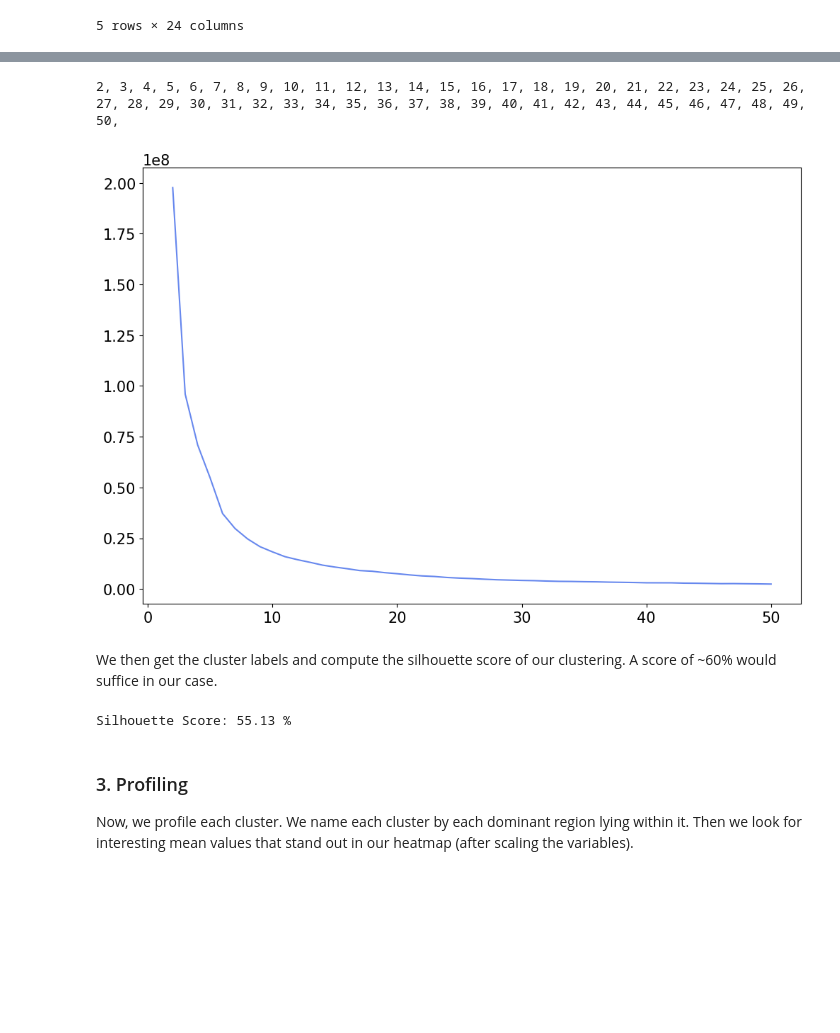
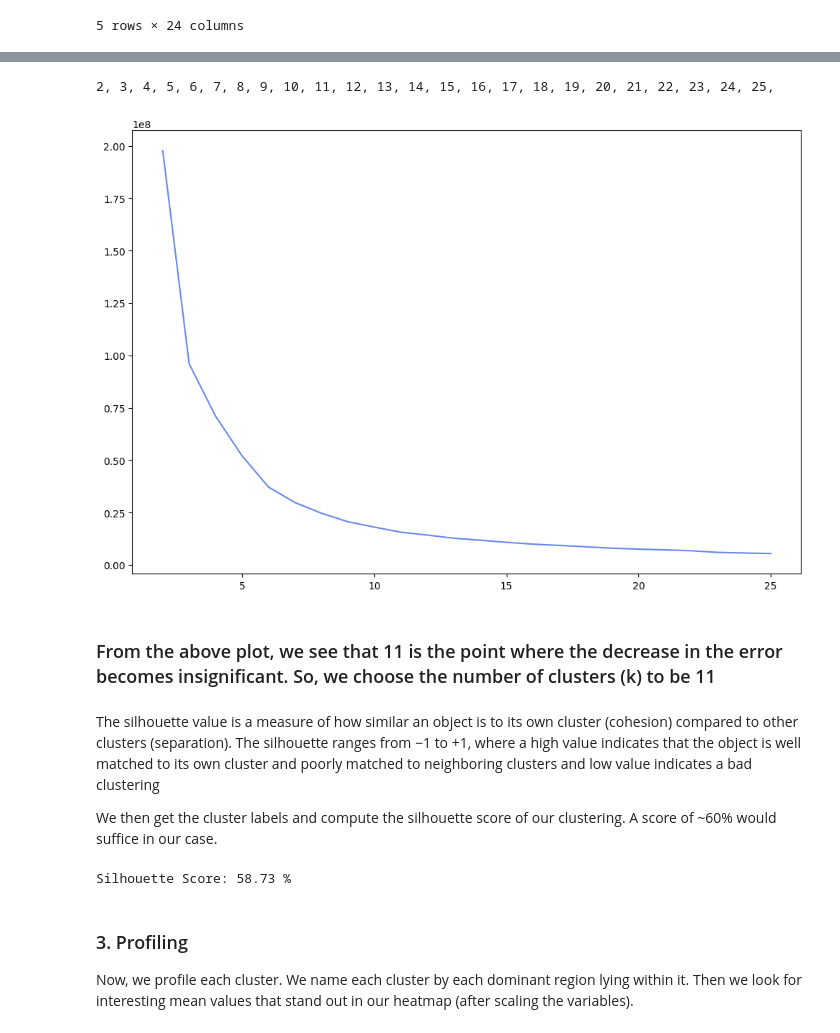
Before and after one commit to SujithBonthala/Global-Terrorism-Analysis, a Jupyter notebook: Global_Terrorism_EDA_KMeans_XGBoost.ipynb, the cells around one changed output, grey strips where cells are left out. Cells and saved outputs as stored; diff of their text form; code cells hidden in the pictures; blank space fills up the shorter version.

```diff
--- a/Global_Terrorism_EDA_KMeans_XGBoost.ipynb
+++ b/Global_Terrorism_EDA_KMeans_XGBoost.ipynb
@@ -949,22 +912,26 @@ _ = pd.Series(scores).plot.bar()
 # %%
 error = []
-for i in range(2, 51):
+for i in range(2, 26):
     model = KMeans(n_clusters=i)
     model.fit(X)
     error.append(model.inertia_)
     print(str(i)+', ', end='')
-plt.plot(range(2, 51), error)
+plt.plot(range(2, 26), error)
 plt.show()
 # %% [output]
-2, 3, 4, 5, 6, 7, 8, 9, 10, 11, 12, 13, 14, 15, 16, 17, 18, 19, 20, 21, 22, 23, 24, 25, 26, 27, 28, 29, 30, 31, 32, 33, 34, 35, 36, 37, 38, 39, 40, 41, 42, 43, 44, 45, 46, 47, 48, 49, 50,
+2, 3, 4, 5, 6, 7, 8, 9, 10, 11, 12, 13, 14, 15, 16, 17, 18, 19, 20, 21, 22, 23, 24, 25,
-[figure, old version]
+[figure, new version]
+# %% [markdown]
+### From the above plot, we see that 11 is the point where the decrease in the error becomes insignificant. So, we choose the number of clusters (k) to be 11
 # %% [markdown]
+The silhouette value is a measure of how similar an object is to its own cluster (cohesion) compared to other clusters (separation). The silhouette ranges from −1 to +1, where a high value indicates that the object is well matched to its own cluster and poorly matched to neighboring clusters and low value indicates a bad clustering
+
 We then get the cluster labels and compute the silhouette score of our clustering. A score of ~60% would suffice in our case.
 # %%
-gt_df_k['Cluster'] = KMeans(n_clusters = 20).fit_predict(X) + 1
+gt_df_k['Cluster'] = KMeans(n_clusters = 11).fit_predict(X) + 1
 print('Silhouette Score:', silhouette_score(X, gt_df_k['Cluster'], sample_size = 10000) * 10000 // 1 / 100, '%')
 # %% [output]
-Silhouette Score: 55.13 %
+Silhouette Score: 58.73 %
 # %% [markdown]
 ### 3. Profiling
 
```
Also changed, not shown: parts of 26 cells of this notebook.
